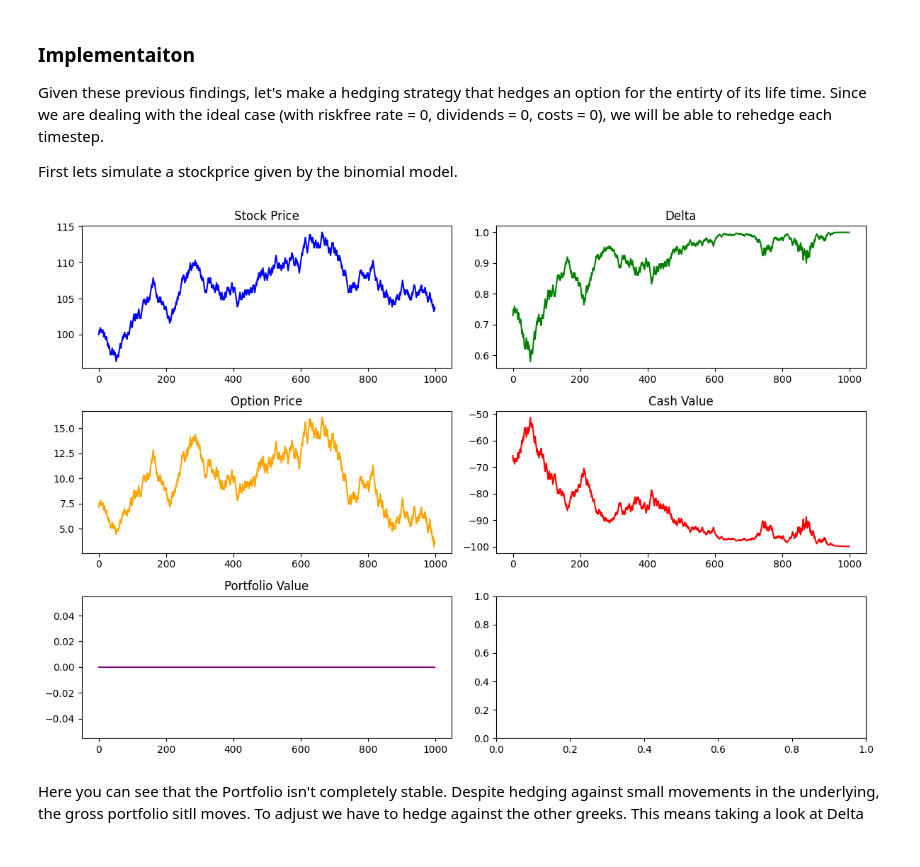
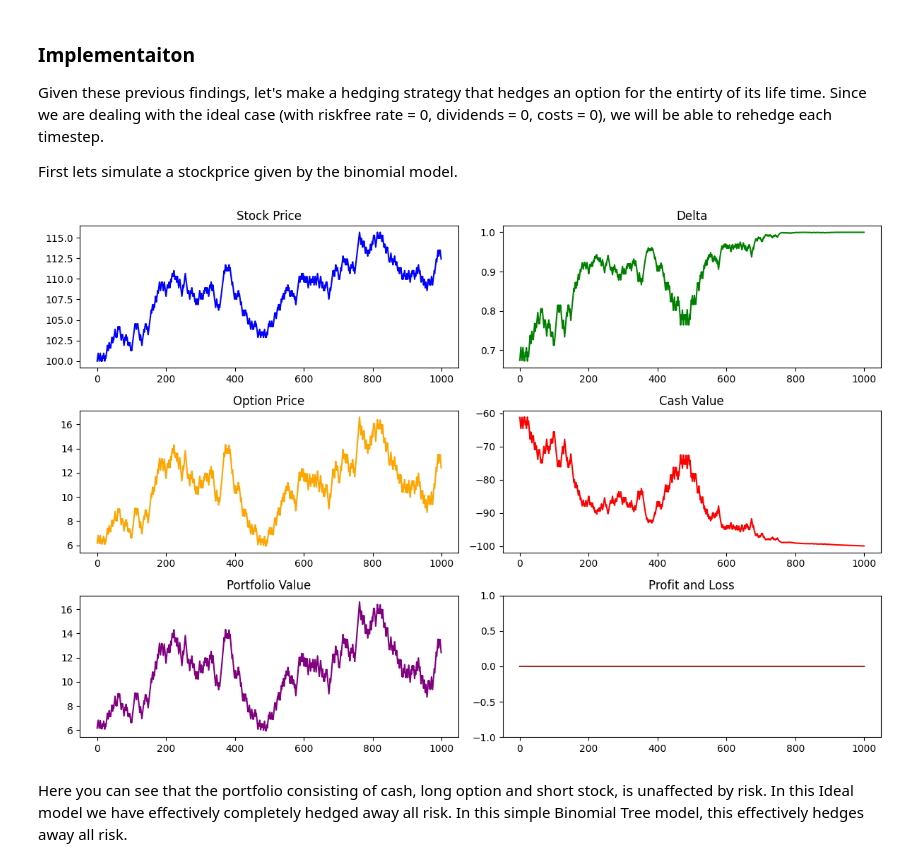
Before and after one commit to cteufel13/risk-neutral-hedging, a Jupyter notebook: notebooks/Binomial Model.ipynb, the cells around one changed output. Saved outputs shown, nothing was run; the diff lists cells and outputs as text; code cells hidden in the pictures.

Commit message:
Binomial Model Done

```diff
--- a/notebooks/Binomial Model.ipynb
+++ b/notebooks/Binomial Model.ipynb
@@ -143,7 +143,7 @@ First lets simulate a stockprice given by the binomial model.
 sigma = 0.1  # Volatility
 mu = 0.1
 
-r = 0.05  # Risk-free rate
+r = 0.04  # Risk-free rate
 
 S_0 = 100  # Initial stock price
 Strike = 100  # Strike price
@@ -154,8 +154,8 @@ dt = T / N  # Time step size
 
 u = np.exp(sigma * np.sqrt(dt))  # Up factor
 d = np.exp(-sigma * np.sqrt(dt))  # Down factor
-p_r = 0.5 + r*np.sqrt(dt)/(2*sigma)  # Risk-neutral probability
-p = 0.5 + mu*np.sqrt(dt)/(2*sigma)  #actual probability
+p_r = (np.exp(r*dt) - d)/(u - d)  # Risk-neutral probability
+p = (np.exp(mu*dt) - d)/(u - d)  #actual probability
 
 discount_factor = np.exp(-r * dt)  # Assuming a risk-free rate of 5%
 cash = 200
@@ -193,39 +193,37 @@ cash_series = np.zeros_like(stock_series)
 
 cash_series[0] = option_series[0] - delta_series[0]*stock_series[0]
 
-growth = np.exp(r * dt)
-
 for i in range(1, len(stock_series)):
-    # 1) cash accrues at the risk-free rate
-    cash_series[i] = cash_series[i-1] /discount_factor
-    # 2) withdraw/deposit to rebalance Δ_{i-1} → Δ_i
+    cash_series[i] = cash_series[i-1] / discount_factor
     cash_series[i] -= (delta_series[i] - delta_series[i-1]) * stock_series[i]
 
-# 4) full replicating‐portfolio value at each step
 portfolio_series = delta_series*stock_series + cash_series
 
-# (if you want to check P&L of a *short* option + hedge, do:)
 pnl_series = portfolio_series - option_series
 # %%
 fig,ax = plt.subplots(nrows=3, ncols=2,figsize=(12, 8),)
 ax[0,0].plot(stock_series, label='Stock Price', color='blue')
 ax[0,0].set_title('Stock Price')
 
-ax[1,0].plot(options_series, label='Option Price', color='orange')
+ax[1,0].plot(option_series, label='Option Price', color='orange')
 ax[1,0].set_title('Option Price')
 
-ax[0,1].plot(deltas_series, label='Delta', color='green')
+ax[0,1].plot(delta_series, label='Delta', color='green')
 ax[0,1].set_title('Delta')
 
 ax[1,1].plot(cash_series, label='Cash Value', color='red')
 ax[1,1].set_title('Cash Value')
 
 ax[2,0].plot(portfolio_series, label='Portfolio Value', color='purple')
 ax[2,0].set_title('Portfolio Value')
 
+ax[2,1].plot(pnl_series, label='P&L', color='brown')
+ax[2,1].set_title('Profit and Loss')
+ax[2,1].set_ylim(bottom=-1, top=1)
+
 plt.tight_layout()
 plt.show()
 # %% [output]
-[figure, old version]
+[figure, new version]
 # %% [markdown]
-Here you can see that the Portfolio isn't completely stable. Despite hedging against small movements in the underlying, the gross portfolio sitll moves. To adjust we have to hedge against the other greeks.  This means taking a look at Delta
+Here you can see that the portfolio consisting of cash, long option and short stock, is unaffected by risk. In this Ideal model we have effectively completely hedged away all risk. In this simple Binomial Tree model, this effectively hedges away all risk.
```
